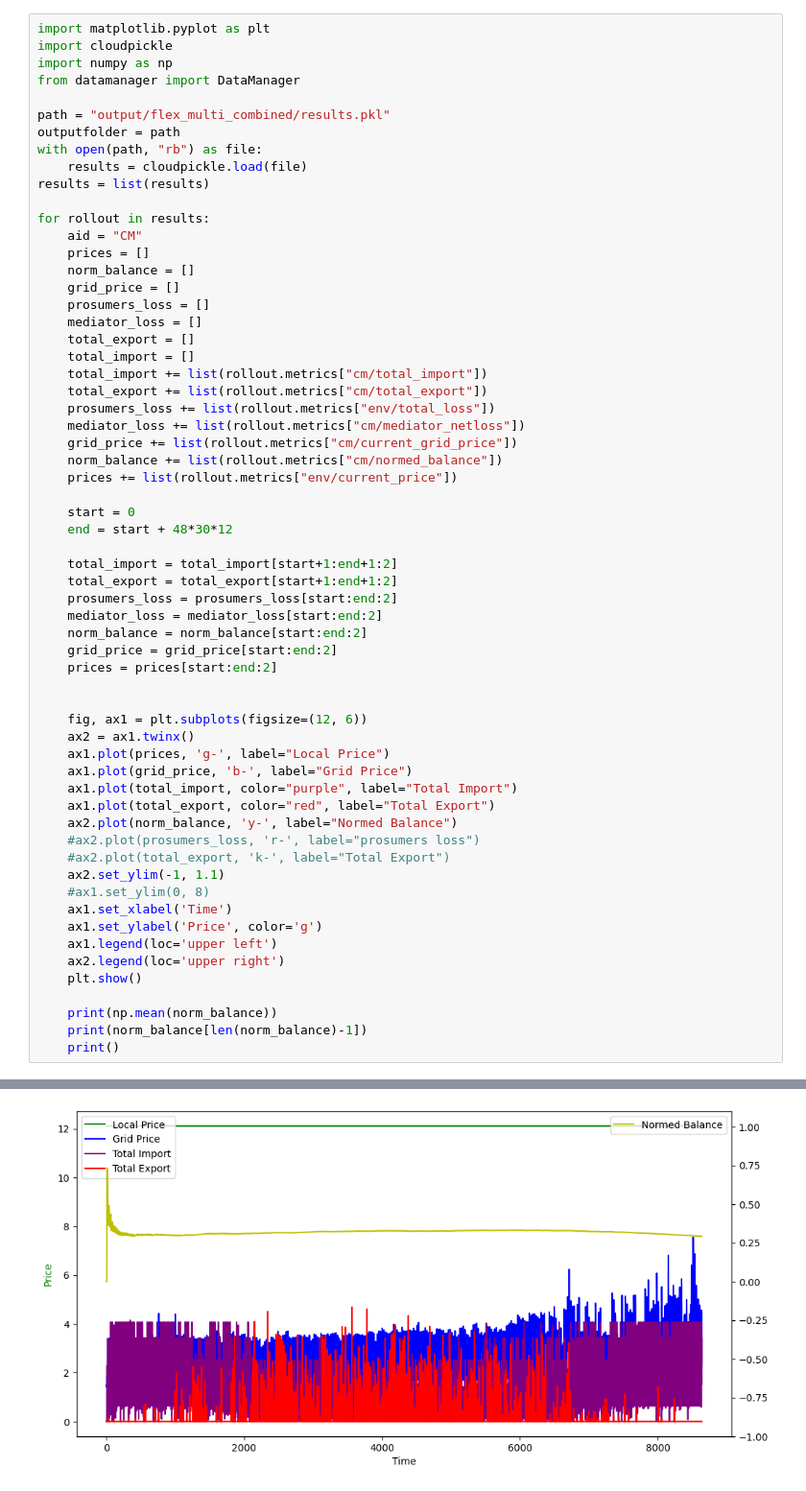
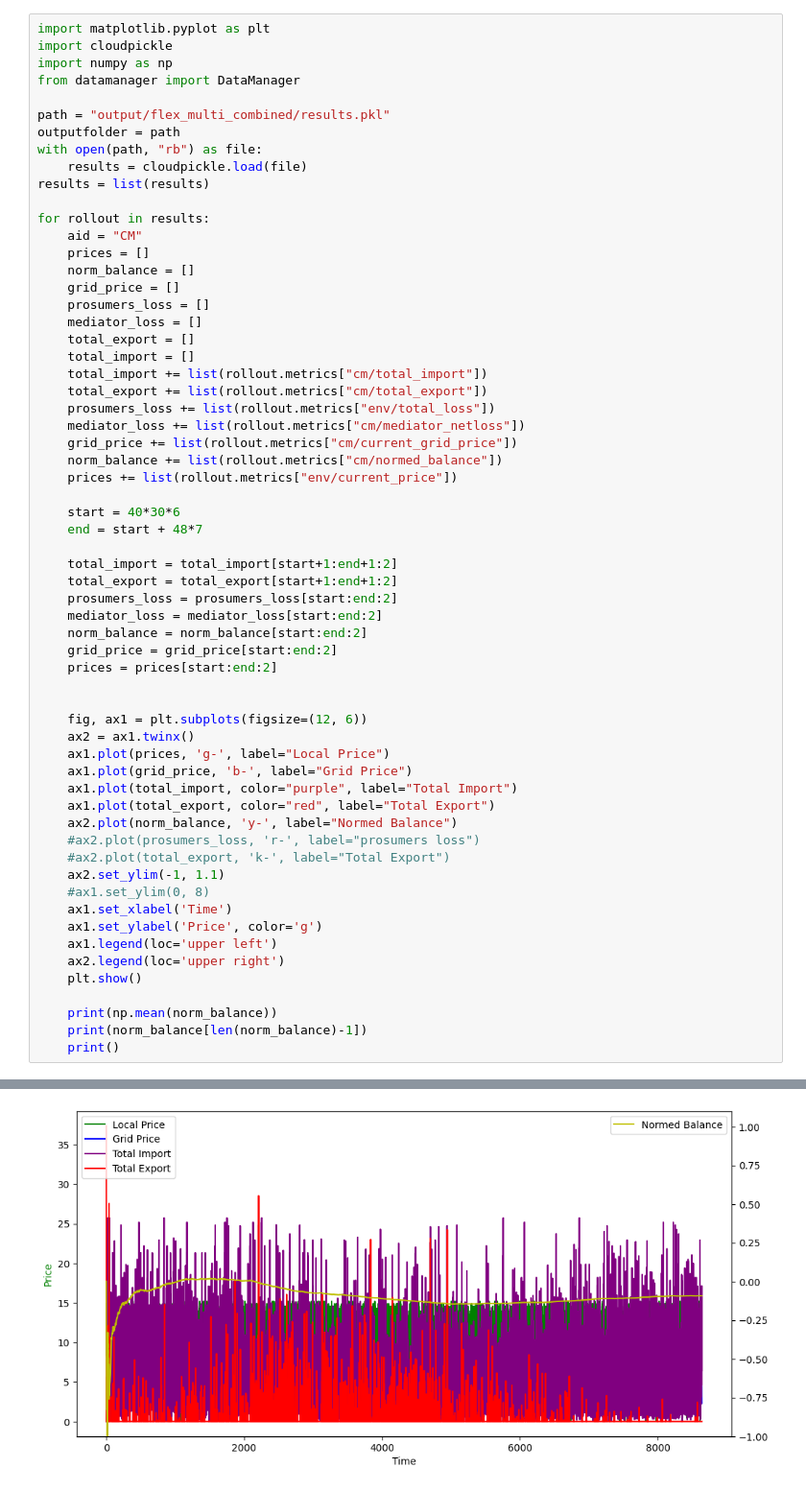
Before and after one commit to antonhlenander/CommunityFlex, a Jupyter notebook: plotting_balanceonly.ipynb, the cells around one changed output, grey strips where cells are left out. Shown at 96% size. Cells and saved outputs as stored; diff of their text form.

```diff
--- a/plotting_balanceonly.ipynb
+++ b/plotting_balanceonly.ipynb
@@ -27,8 +27,8 @@ for rollout in results:
     norm_balance += list(rollout.metrics["cm/normed_balance"])
     prices += list(rollout.metrics["env/current_price"])
 
-    start = 0
-    end = start + 48*30*12
+    start = 40*30*6
+    end = start + 48*7
 
     total_import = total_import[start+1:end+1:2]
     total_export = total_export[start+1:end+1:2]
@@ -78 +78 @@ Production profiles loaded!
-[figure, old version]
+[figure, new version]
```
Also changed, not shown: parts of 2 cells of this notebook, 6 other files.
